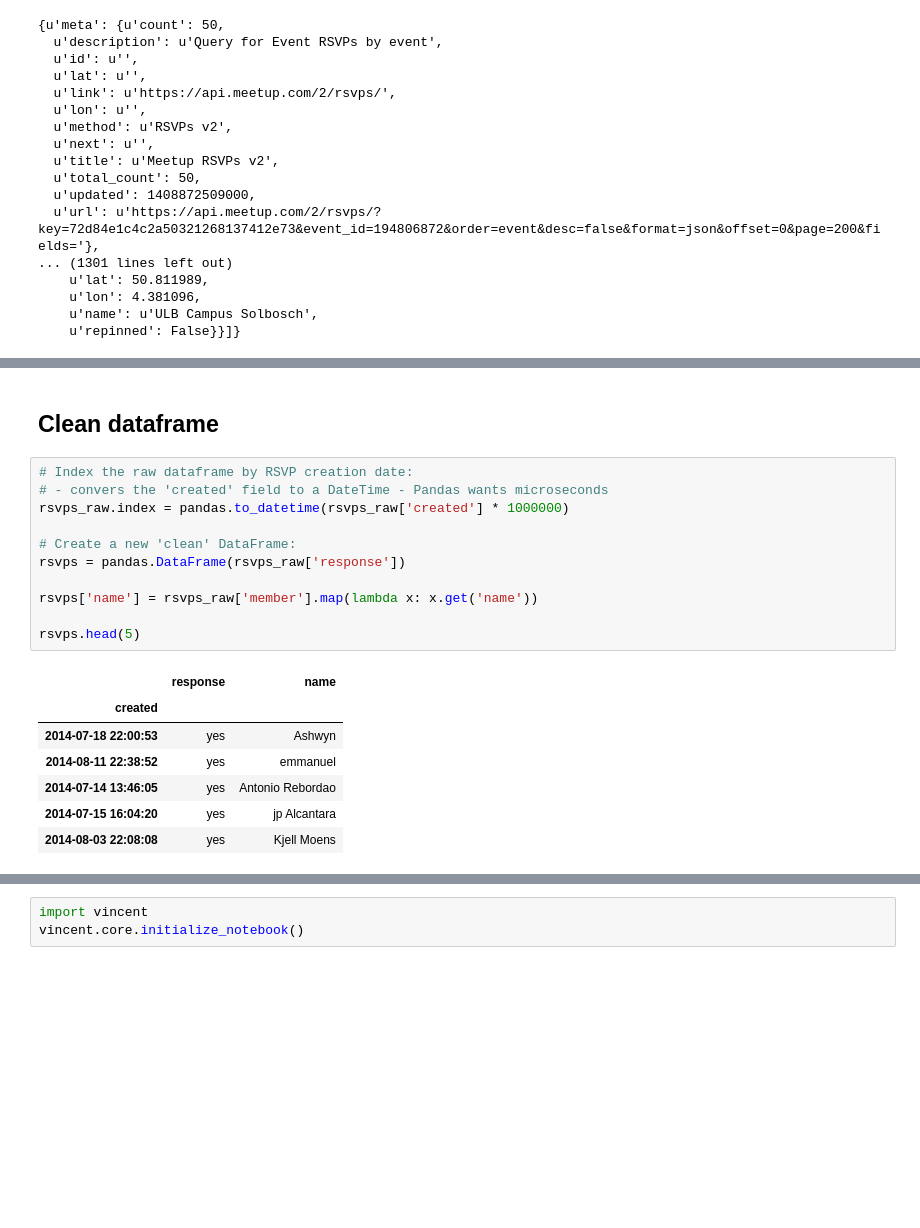
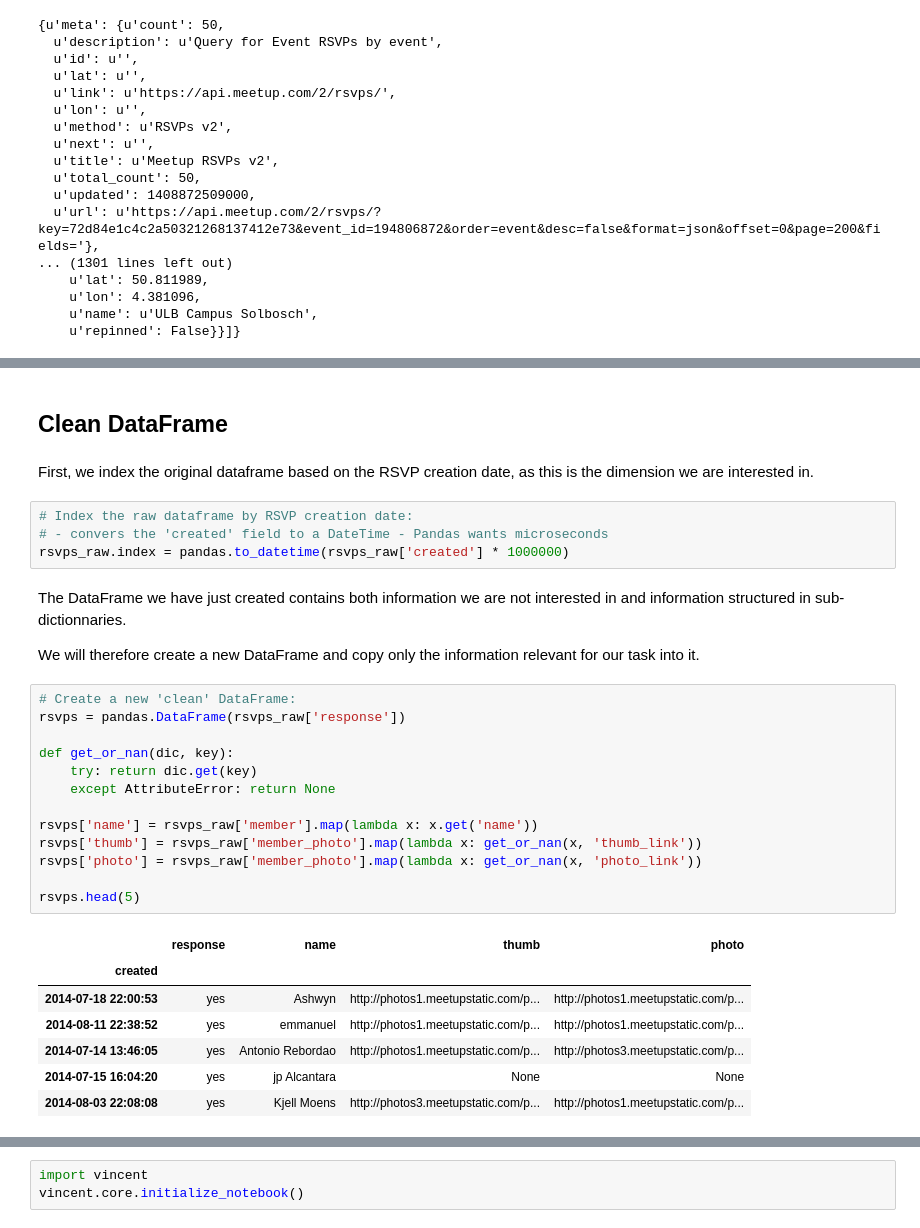
Before and after one commit to OpenTechSchool-Brussels/IPython-Pandas, a Jupyter notebook: notebooks/Pandas.ipynb, the cells around one changed output, grey strips where cells are left out. Cells and saved outputs as stored; diff of their text form; blank space fills up the shorter version.

```diff
--- a/notebooks/Pandas.ipynb
+++ b/notebooks/Pandas.ipynb
@@ -141,23 +119,35 @@ rsvps_raw.head()  # only prints the top rows of the table
 | 3 | 1405440260000 | {u'event_url': u'http://www.meetu... | {u'urlname': u'OpenTechSchool-Bru... | 0 | {u'name': u'jp Alcantara', u'memb... | NaN | 1405440260000 | yes | 1356172562 | {u'city': u'Brussels', u'name': u... |
 | 4 | 1407103688000 | {u'event_url': u'http://www.meetu... | {u'urlname': u'OpenTechSchool-Bru... | 0 | {u'name': u'Kjell Moens', u'membe... | {u'thumb_link': u'http://photos3.... | 1407103688000 | yes | 1382319382 | {u'city': u'Brussels', u'name': u... |
 # %% [markdown]
-## Clean dataframe
+## Clean DataFrame
+# %% [markdown]
+First, we index the original dataframe based on the RSVP creation date, as this is the dimension we are interested in.
 # %%
 # Index the raw dataframe by RSVP creation date:
 # - convers the 'created' field to a DateTime - Pandas wants microseconds
 rsvps_raw.index = pandas.to_datetime(rsvps_raw['created'] * 1000000)
-
-# Create a new 'clean' DataFrame:
-rsvps = pandas.DataFrame(rsvps_raw['response'])
-
-rsvps['name'] = rsvps_raw['member'].map(lambda x: x.get('name'))
-
-rsvps.head(5)
-# %% [output]
-|  | response | name |
-| created |  |  |
-| 2014-07-18 22:00:53 | yes | Ashwyn |
-| 2014-08-11 22:38:52 | yes | emmanuel |
-| 2014-07-14 13:46:05 | yes | Antonio Rebordao |
-| 2014-07-15 16:04:20 | yes | jp Alcantara |
-| 2014-08-03 22:08:08 | yes | Kjell Moens |
+# %% [markdown]
+The DataFrame we have just created contains both information we are not interested in and information structured in sub-dictionnaries.
+
+We will therefore create a new DataFrame and copy only the information relevant for our task into it.
+# %%
+# Create a new 'clean' DataFrame:
+rsvps = pandas.DataFrame(rsvps_raw['response'])
+
+def get_or_nan(dic, key):
+    try: return dic.get(key)
+    except AttributeError: return None
+
+rsvps['name'] = rsvps_raw['member'].map(lambda x: x.get('name'))
+rsvps['thumb'] = rsvps_raw['member_photo'].map(lambda x: get_or_nan(x, 'thumb_link'))
+rsvps['photo'] = rsvps_raw['member_photo'].map(lambda x: get_or_nan(x, 'photo_link'))
+
+rsvps.head(5)
+# %% [output]
+|  | response | name | thumb | photo |
+| created |  |  |  |  |
+| 2014-07-18 22:00:53 | yes | Ashwyn | http://photos1.meetupstatic.com/p... | http://photos1.meetupstatic.com/p... |
+| 2014-08-11 22:38:52 | yes | emmanuel | http://photos1.meetupstatic.com/p... | http://photos1.meetupstatic.com/p... |
+| 2014-07-14 13:46:05 | yes | Antonio Rebordao | http://photos1.meetupstatic.com/p... | http://photos3.meetupstatic.com/p... |
+| 2014-07-15 16:04:20 | yes | jp Alcantara | None | None |
+| 2014-08-03 22:08:08 | yes | Kjell Moens | http://photos3.meetupstatic.com/p... | http://photos1.meetupstatic.com/p... |
```
Also changed, not shown: parts of 23 cells of this notebook.
